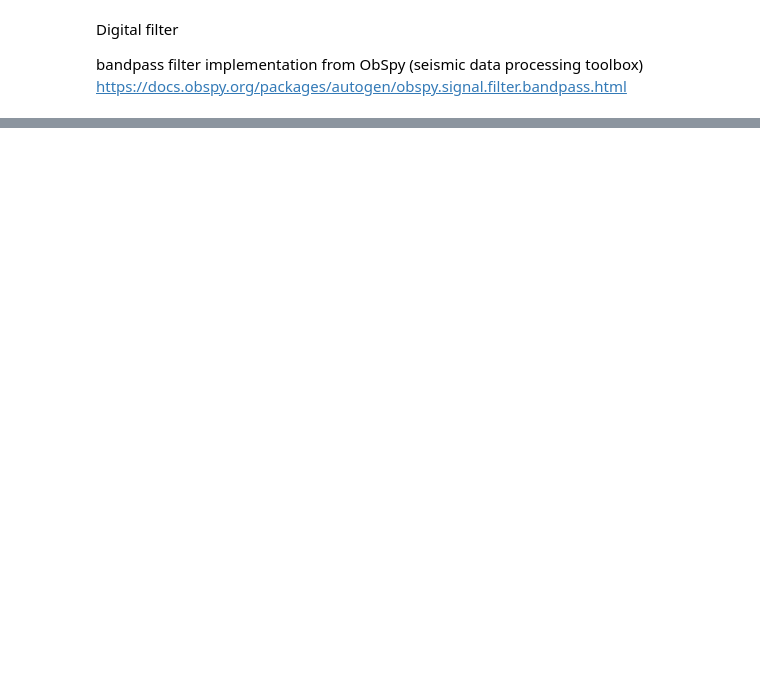
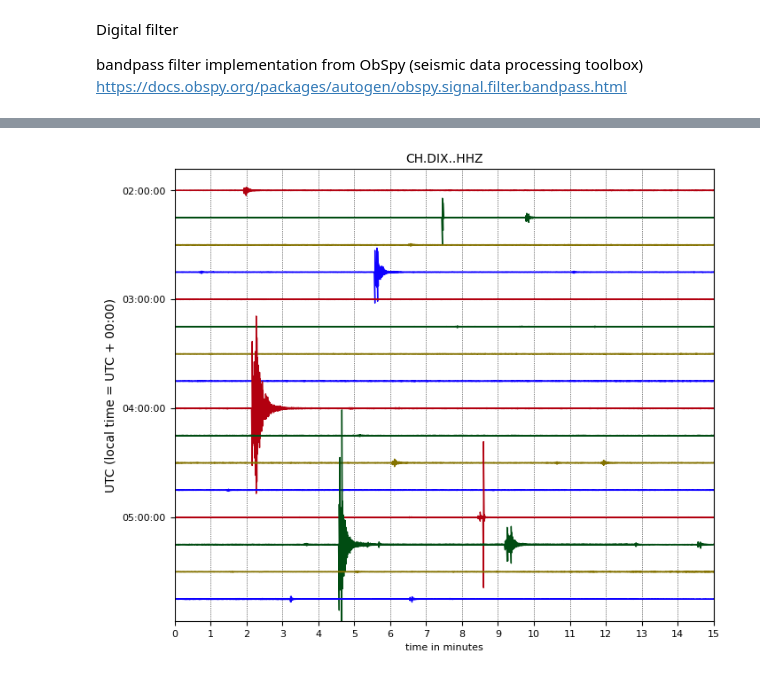
Before and after one commit to niko-d/DSL, a Jupyter notebook: basic_processing.ipynb, the cells around one changed output, grey strips where cells are left out. Saved outputs shown, nothing was run; the diff lists cells and outputs as text; code cells hidden in the pictures; blank space fills up the shorter version.

```diff
--- a/basic_processing.ipynb
+++ b/basic_processing.ipynb
@@ -267,6 +294,9 @@ st_ch_dix.plot("dayplot")
 # %%
 st_ch_dix_bandpass = st_ch_dix.copy()
-st_ch_dix_bandpass.filter("bandpass",freqmin=2,fre
+st_ch_dix_bandpass.filter("bandpass",freqmin=2,freqmax=30)
+st_ch_dix_bandpass.select(component="Z").plot(type='dayplot',vertical_scaling_range=y_limit);
+# %% [output]
+[figure, added]
 # %%
 st_ch_lafey = client.get_waveforms(network="CH",station="LAVEY",location='SF*',channel='*',
                               starttime=utc -time_window[0]-buffer,endtime=utc +time_window[1] + buffer,attach_response=True).merge()
```
Also changed, not shown: parts of 12 cells of this notebook.
